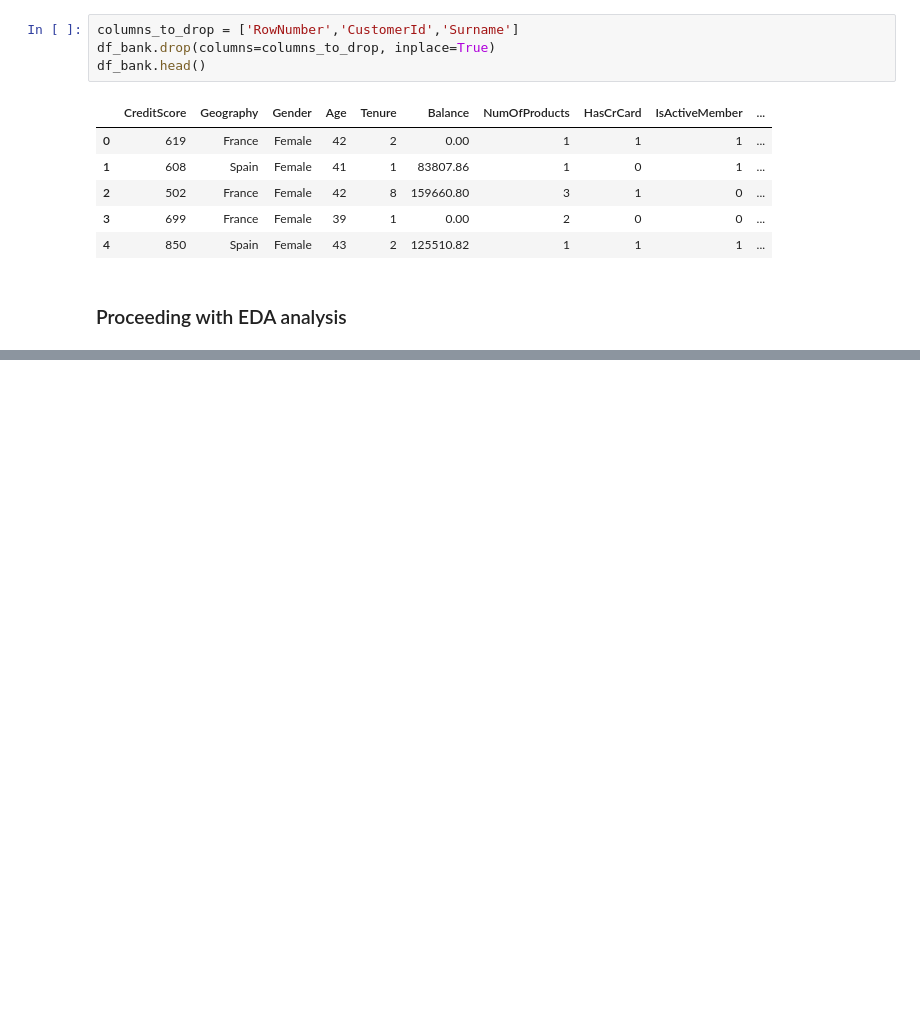
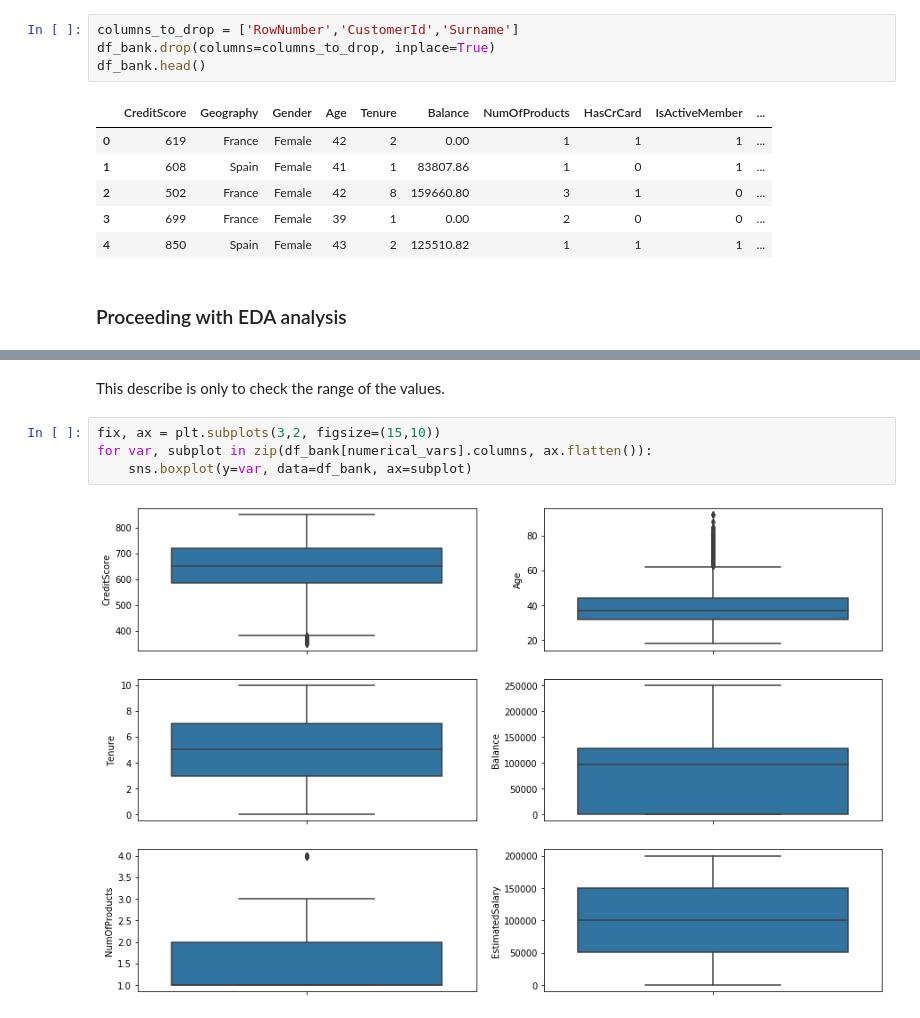
Before and after one commit to rmaciel-prog/PGP-IAML, a Jupyter notebook: Project-BankChurnPrediction-NeuralNets.ipynb, the cells around one changed output, grey strips where cells are left out. Saved outputs shown, nothing was run; the diff lists cells and outputs as text; blank space fills up the shorter version.

```diff
--- a/Project-BankChurnPrediction-NeuralNets.ipynb
+++ b/Project-BankChurnPrediction-NeuralNets.ipynb
@@ -42,0 +65,8 @@ numerical_vars = ['CreditScore','Age','Tenure','Balance','NumOfProducts','Estima
+# %% [markdown]
+This describe is only to check the range of the values.
+# %%
+fix, ax = plt.subplots(3,2, figsize=(15,10))
+for var, subplot in zip(df_bank[numerical_vars].columns, ax.flatten()):
+    sns.boxplot(y=var, data=df_bank, ax=subplot)
+# %% [output]
+[figure, added]
```
Also changed, not shown: parts of 31 cells of this notebook, 1 other file.
